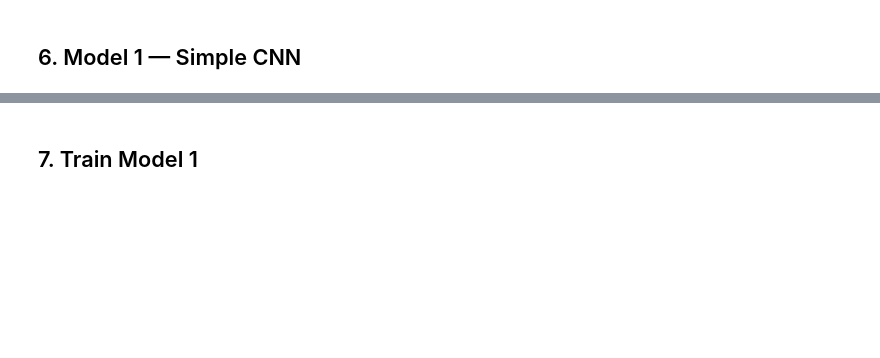
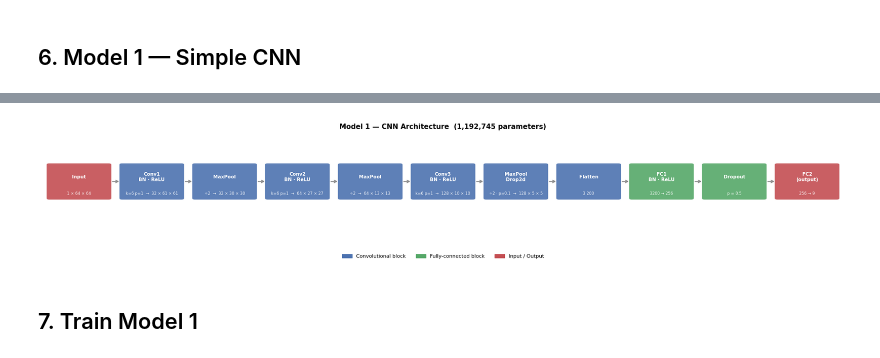
Before and after one commit to DrZhora/WM-811K_wafer_map, a Jupyter notebook: model1.ipynb, the cells around one changed output, grey strips where cells are left out. Saved outputs shown, nothing was run; the diff lists cells and outputs as text; code cells hidden in the pictures; blank space fills up the shorter version.

```diff
--- a/model1.ipynb
+++ b/model1.ipynb
@@ -380,4 +424,75 @@ device: mps
 Model1 parameters: 1,192,745
+# %%
+import matplotlib.pyplot as plt
+import matplotlib.patches as mpatches
+from matplotlib.patches import FancyArrowPatch
+
+# ------------------------------------------------------------------
+# Layer definitions  (label, sublabel, color)
+# ------------------------------------------------------------------
+CONV  = '#4C72B0'   # blue   — conv blocks
+FC    = '#55A868'   # green  — fully-connected
+SPEC  = '#C44E52'   # red    — special (input / output)
+
+blocks = [
+    # label               sub-label (dims / params)        color
+    ('Input',             '1 × 64 × 64',                   SPEC),
+    ('Conv1\nBN · ReLU',  'k=6 p=1  →  32 × 61 × 61',    CONV),
+    ('MaxPool',           '÷2  →  32 × 30 × 30',           CONV),
+    ('Conv2\nBN · ReLU',  'k=6 p=1  →  64 × 27 × 27',    CONV),
+    ('MaxPool',           '÷2  →  64 × 13 × 13',           CONV),
+    ('Conv3\nBN · ReLU',  'k=6 p=1  →  128 × 10 × 10',   CONV),
+    ('MaxPool\nDrop2d',   '÷2 · p=0.1  →  128 × 5 × 5',  CONV),
+    ('Flatten',           '3 200',                          CONV),
+    ('FC1\nBN · ReLU',    '3200 → 256',                    FC),
+    ('Dropout',           'p = 0.5',                        FC),
+    ('FC2\n(output)',      '256 → 9',                       SPEC),
+]
+
+fig, ax = plt.subplots(figsize=(18, 3.6))
+ax.set_xlim(-0.5, len(blocks) - 0.5)
+ax.set_ylim(-1, 1)
+ax.axis('off')
+
+BOX_W, BOX_H = 0.82, 0.72
+
+for i, (label, sub, color) in enumerate(blocks):
+    x = i
+    rect = mpatches.FancyBboxPatch(
+        (x - BOX_W / 2, -BOX_H / 2), BOX_W, BOX_H,
+        boxstyle='round,pad=0.04',
+        facecolor=color, edgecolor='white', linewidth=1.5, alpha=0.90,
+        zorder=3,
+    )
+    ax.add_patch(rect)
+    ax.text(x, 0.10, label, ha='center', va='center',
+            fontsize=7.5, fontweight='bold', color='white', zorder=4,
+            multialignment='center')
+    ax.text(x, -0.26, sub, ha='center', va='center',
+            fontsize=6.2, color='white', alpha=0.92, zorder=4,
+            multialignment='center')
+
+    if i < len(blocks) - 1:
+        ax.annotate('', xy=(i + 1 - BOX_W / 2 - 0.02, 0),
+                    xytext=(i + BOX_W / 2 + 0.02, 0),
+                    arrowprops=dict(arrowstyle='->', color='#888888',
+                                   lw=1.4), zorder=2)
+
+# Legend
+legend_items = [
+    mpatches.Patch(color=CONV,  label='Convolutional block'),
+    mpatches.Patch(color=FC,    label='Fully-connected block'),
+    mpatches.Patch(color=SPEC,  label='Input / Output'),
+]
+ax.legend(handles=legend_items, loc='lower center',
+          bbox_to_anchor=(0.5, -0.38), ncol=3, frameon=False, fontsize=8)
+
+ax.set_title('Model 1 — CNN Architecture  (1,192,745 parameters)', fontsize=11,
+             fontweight='bold', pad=10)
+plt.tight_layout()
+plt.show()
+# %% [output]
+[figure, added]
 # %% [markdown]
 ## 7. Train Model 1
 # %%
```
Also changed, not shown: parts of 6 cells of this notebook, 1 other file.
